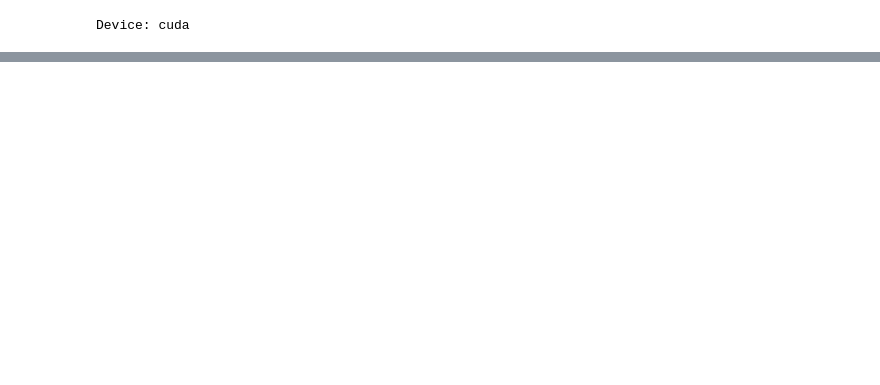
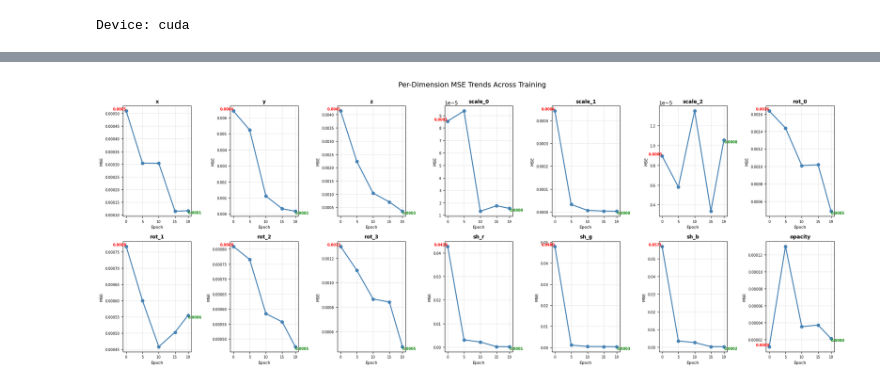
Before and after one commit to frankcholula/gaussianwm, a Jupyter notebook: notebooks/ae_reconstruction.ipynb, the cells around one changed output, grey strips where cells are left out. Drawn from its saved outputs; the diff is of its cells as text; code cells hidden in the pictures; blank space fills up the shorter version.

```diff
--- a/notebooks/ae_reconstruction.ipynb
+++ b/notebooks/ae_reconstruction.ipynb
@@ -296,0 +365,11 @@ plt.show()
+# %%
+# Extract and prepare variables for visualization
+epochs_arr = np.array(results['epochs'])
+overall_mse_arr = np.array(results['overall_mse'])
+per_dim_array = np.array(results['per_dim_mse'])  # Shape: [num_epochs, 14]
+
+# Compute improvement metrics
+initial_mse = per_dim_array[0]  # Epoch 0
+final_mse = per_dim_array[-1]   # Final epoch
+improvement = initial_mse - final_mse
+improvement_pct = (improvement / initial_mse) * 100
@@ -296,0 +436,29 @@ plt.show()
+# %%
+# Plot 4: Per-dimension MSE trends (line plot for each dimension)
+fig, axes = plt.subplots(2, 7, figsize=(21, 8))
+axes = axes.flatten()
+
+for d in range(14):
+    ax = axes[d]
+    dim_mse_over_time = per_dim_array[:, d]
+
+    ax.plot(epochs_arr, dim_mse_over_time, 'o-', linewidth=2, markersize=6, color='steelblue')
+    ax.set_title(dim_labels[d], fontsize=10, fontweight='bold')
+    ax.set_xlabel('Epoch', fontsize=8)
+    ax.set_ylabel('MSE', fontsize=8)
+    ax.grid(True, alpha=0.3)
+    ax.set_xticks(epochs_arr)
+    ax.tick_params(axis='both', which='major', labelsize=7)
+
+    # Annotate start and end values
+    ax.text(epochs_arr[0], dim_mse_over_time[0], f'{dim_mse_over_time[0]:.4f}',
+            fontsize=7, ha='right', va='bottom', color='red', fontweight='bold')
+    ax.text(epochs_arr[-1], dim_mse_over_time[-1], f'{dim_mse_over_time[-1]:.4f}',
+            fontsize=7, ha='left', va='top', color='green', fontweight='bold')
+
+plt.suptitle('Per-Dimension MSE Trends Across Training', fontsize=14, y=1.00)
+plt.tight_layout()
+plt.savefig(os.path.join(GWM_PATH, 'notebooks', 'ae_per_dim_trends.png'), dpi=150)
+plt.show()
+# %% [output]
+[figure, added]
```
Also changed, not shown: parts of 16 cells of this notebook, 11 other files.
